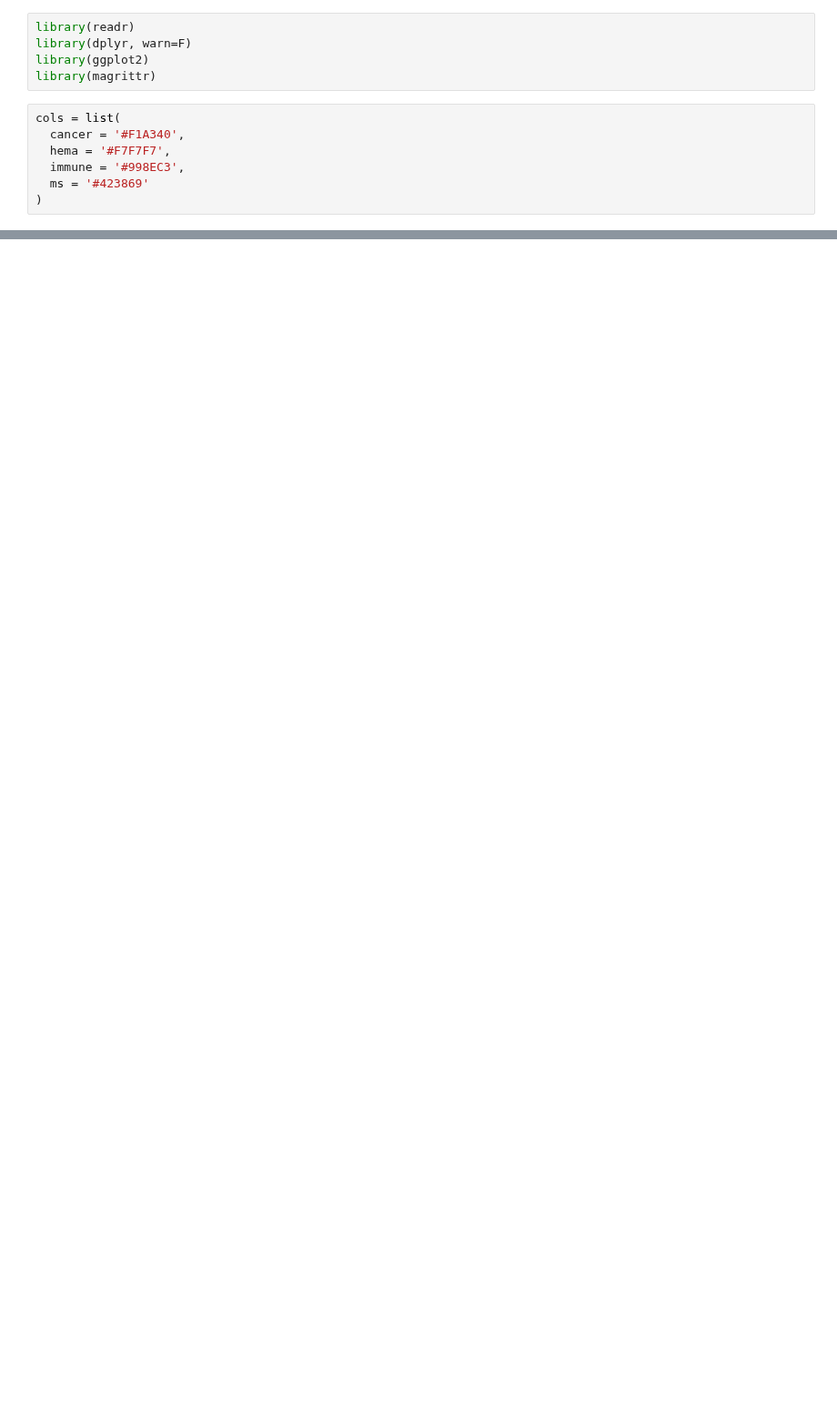
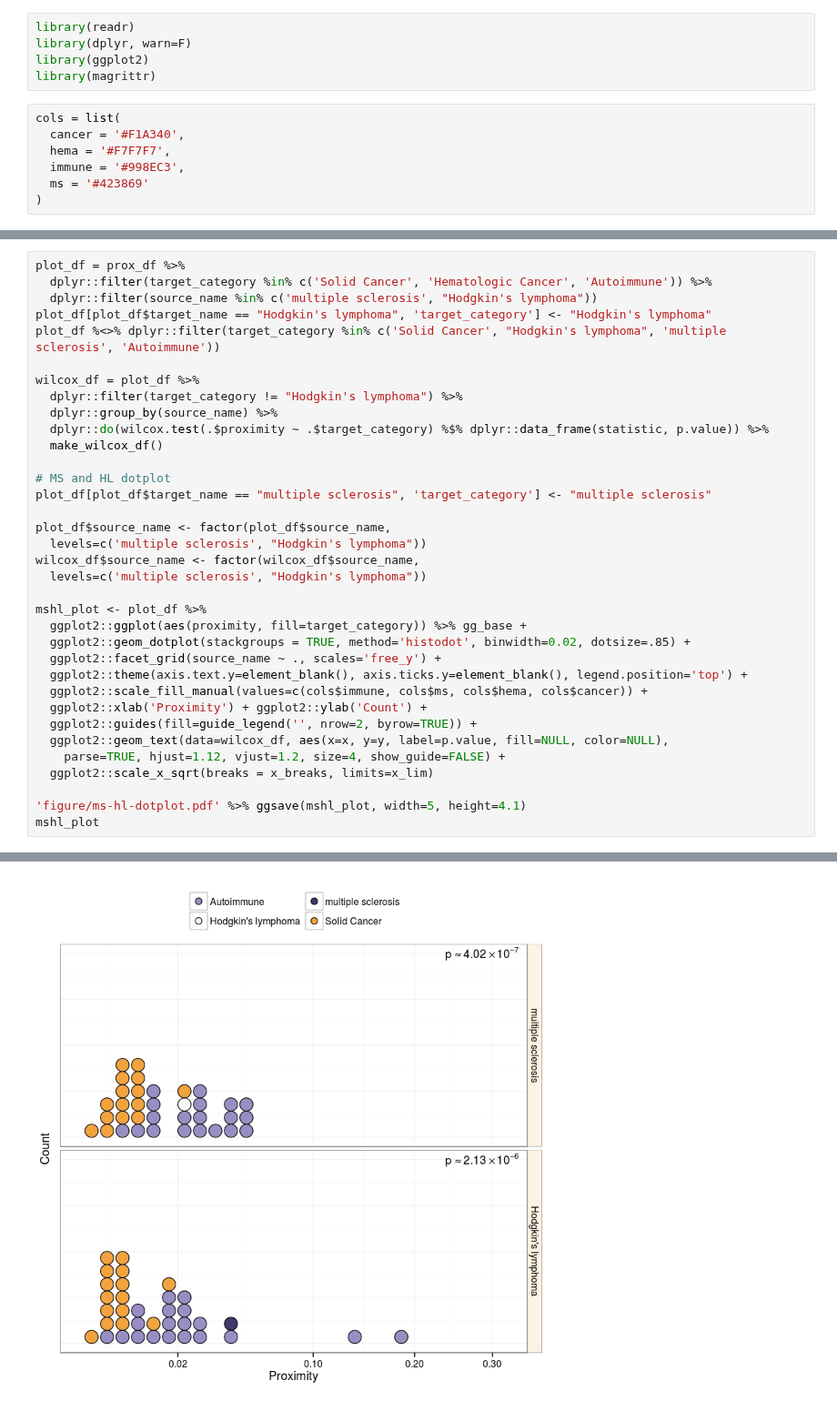
Before and after one commit to dhimmel/hodgkins, a Jupyter notebook: plotting.ipynb, the cells around one changed output, grey strips where cells are left out. Shown at 91% size. Cells and saved outputs as stored; diff of their text form; blank space fills up the shorter version.

```diff
--- a/plotting.ipynb
+++ b/plotting.ipynb
@@ -98,0 +95,36 @@ prox_df %>%
+# %%
+plot_df = prox_df %>%
+  dplyr::filter(target_category %in% c('Solid Cancer', 'Hematologic Cancer', 'Autoimmune')) %>%
+  dplyr::filter(source_name %in% c('multiple sclerosis', "Hodgkin's lymphoma"))
+plot_df[plot_df$target_name == "Hodgkin's lymphoma", 'target_category'] <- "Hodgkin's lymphoma"
+plot_df %<>% dplyr::filter(target_category %in% c('Solid Cancer', "Hodgkin's lymphoma", 'multiple sclerosis', 'Autoimmune'))
+
+wilcox_df = plot_df %>%
+  dplyr::filter(target_category != "Hodgkin's lymphoma") %>%
+  dplyr::group_by(source_name) %>%
+  dplyr::do(wilcox.test(.$proximity ~ .$target_category) %$% dplyr::data_frame(statistic, p.value)) %>%
+  make_wilcox_df()
+
+# MS and HL dotplot
+plot_df[plot_df$target_name == "multiple sclerosis", 'target_category'] <- "multiple sclerosis"
+
+plot_df$source_name <- factor(plot_df$source_name,
+  levels=c('multiple sclerosis', "Hodgkin's lymphoma"))
+wilcox_df$source_name <- factor(wilcox_df$source_name,
+  levels=c('multiple sclerosis', "Hodgkin's lymphoma"))
+
+mshl_plot <- plot_df %>%
+  ggplot2::ggplot(aes(proximity, fill=target_category)) %>% gg_base +
+  ggplot2::geom_dotplot(stackgroups = TRUE, method='histodot', binwidth=0.02, dotsize=.85) +
+  ggplot2::facet_grid(source_name ~ ., scales='free_y') +
+  ggplot2::theme(axis.text.y=element_blank(), axis.ticks.y=element_blank(), legend.position='top') +
+  ggplot2::scale_fill_manual(values=c(cols$immune, cols$ms, cols$hema, cols$cancer)) +
+  ggplot2::xlab('Proximity') + ggplot2::ylab('Count') +
+  ggplot2::guides(fill=guide_legend('', nrow=2, byrow=TRUE)) +
+  ggplot2::geom_text(data=wilcox_df, aes(x=x, y=y, label=p.value, fill=NULL, color=NULL),
+    parse=TRUE, hjust=1.12, vjust=1.2, size=4, show_guide=FALSE) +
+  ggplot2::scale_x_sqrt(breaks = x_breaks, limits=x_lim)
+
+'figure/ms-hl-dotplot.pdf' %>% ggsave(mshl_plot, width=5, height=4.1)
+mshl_plot
+# %% [output]
@@ -98,0 +132 @@ prox_df %>%
+[figure, added]
```
Also changed, not shown: parts of 11 cells of this notebook, 7 other files.
